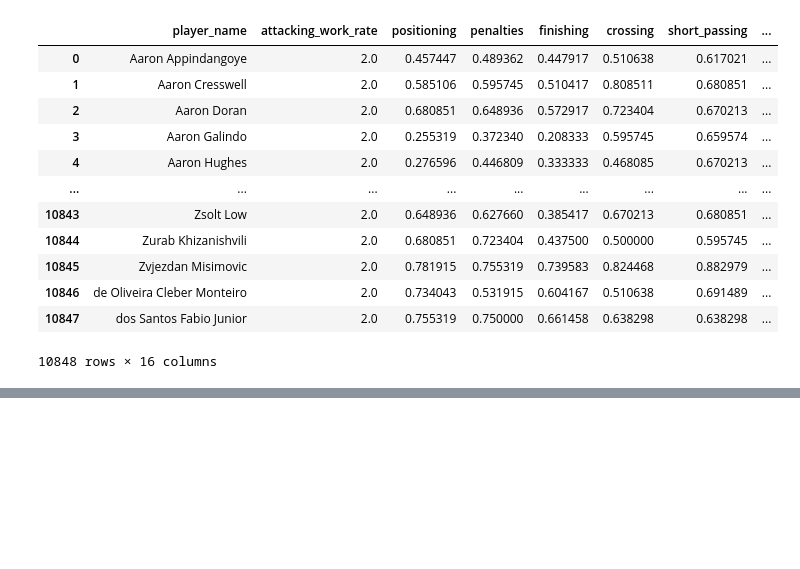
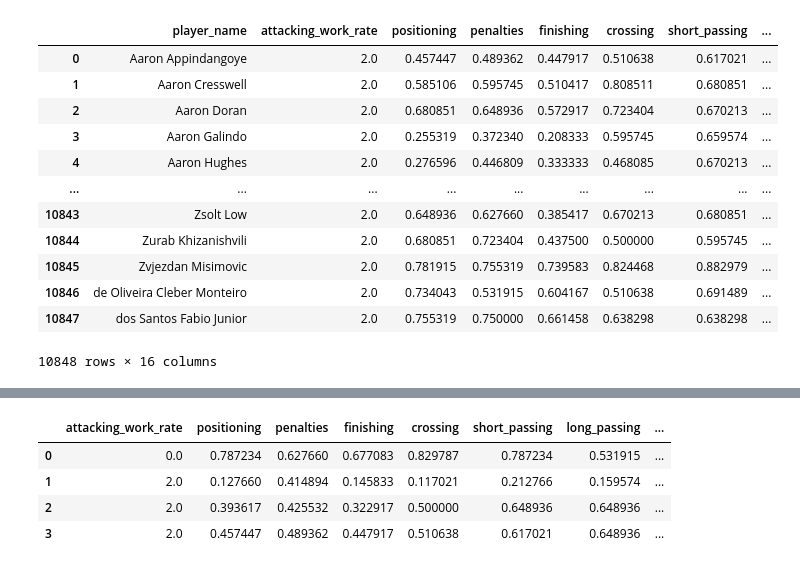
Before and after one commit to rahiqi-al/football-_clustering, a Jupyter notebook: player_cluster.ipynb, the cells around one changed output, grey strips where cells are left out. Drawn from its saved outputs; the diff is of its cells as text; code cells hidden in the pictures; blank space fills up the shorter version.

```diff
--- a/player_cluster.ipynb
+++ b/player_cluster.ipynb
@@ -134,0 +125,18 @@ plt.show()
+# %%
+def return_first_row(group):
+    return group.iloc[0]
+
+
+df_features = check_df.drop(columns=['player_name'])
+
+
+cluster_means = df_features.groupby('clusters').apply(return_first_row).reset_index(drop=True)
+display (cluster_means)
+
+cluster_means = cluster_means[[ 'finishing', 'short_passing', 'long_passing', 'shot_power', 'aggression', 'free_kick_accuracy', 'gk_diving','gk_handling','gk_reflexes']]
+# %% [output]
+|  | attacking_work_rate | positioning | penalties | finishing | crossing | short_passing | long_passing | ... |
+| 0 | 0.0 | 0.787234 | 0.627660 | 0.677083 | 0.829787 | 0.787234 | 0.531915 | ... |
+| 1 | 2.0 | 0.127660 | 0.414894 | 0.145833 | 0.117021 | 0.212766 | 0.159574 | ... |
+| 2 | 2.0 | 0.393617 | 0.425532 | 0.322917 | 0.500000 | 0.648936 | 0.648936 | ... |
+| 3 | 2.0 | 0.457447 | 0.489362 | 0.447917 | 0.510638 | 0.617021 | 0.648936 | ... |
```
Also changed, not shown: parts of 10 cells of this notebook, 1 other file.
